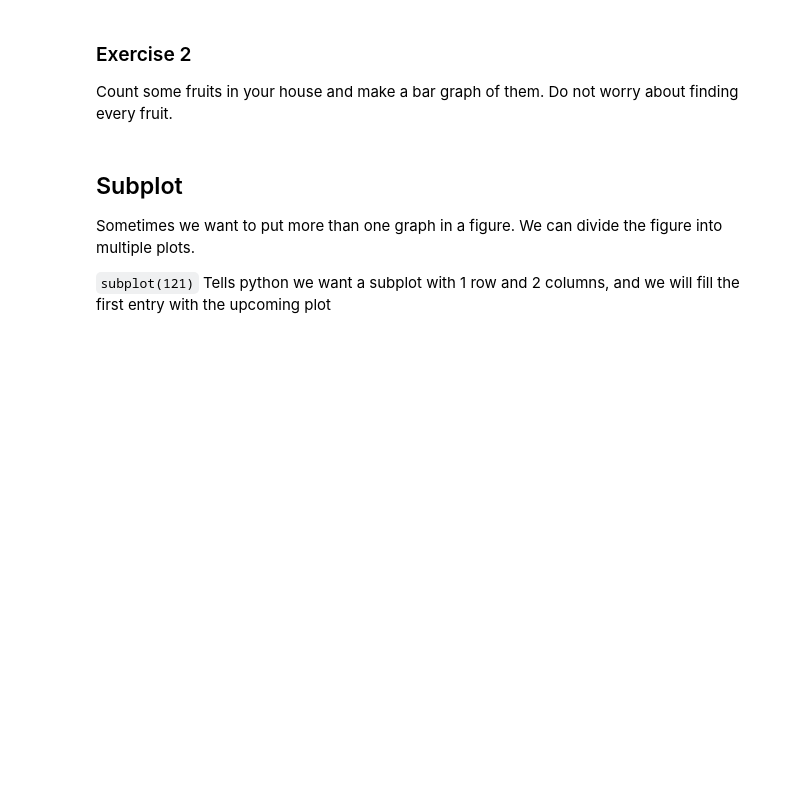
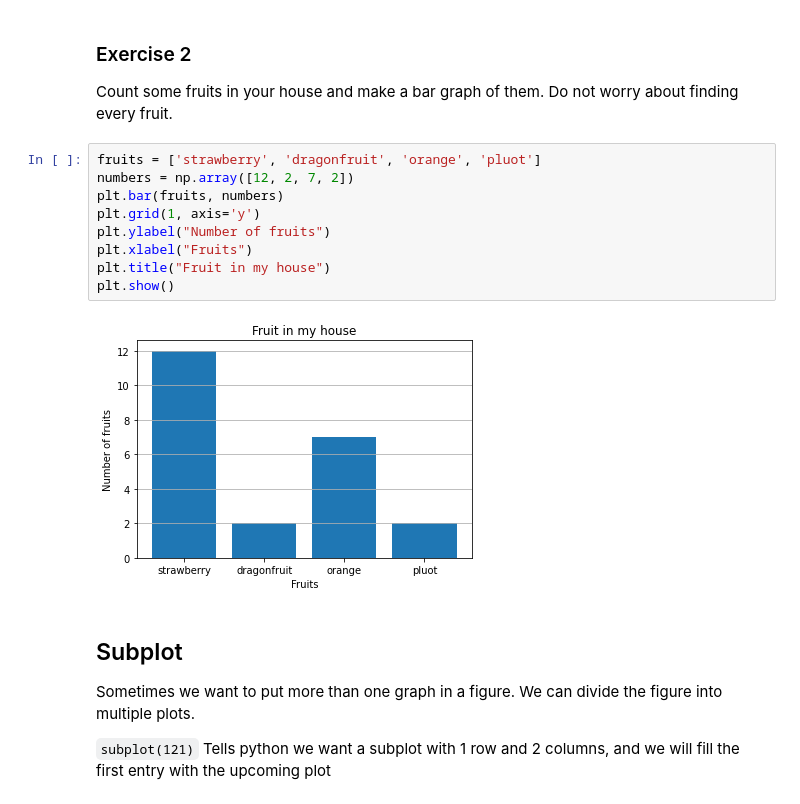
Before and after one commit to viksri98/Summer21, a Jupyter notebook: Matplotlib/matplotlib.ipynb, the cells around one changed output. Cells and saved outputs as stored; diff of their text form; blank space fills up the shorter version.

```diff
--- a/Matplotlib/matplotlib.ipynb
+++ b/Matplotlib/matplotlib.ipynb
@@ -170,6 +175,17 @@ plt.show()
 # %% [markdown]
 ### Exercise 2
 Count some fruits in your house and make a bar graph of them. Do not worry about finding every fruit.
+# %%
+fruits = ['strawberry', 'dragonfruit', 'orange', 'pluot']
+numbers = np.array([12, 2, 7, 2])
+plt.bar(fruits, numbers)
+plt.grid(1, axis='y')
+plt.ylabel("Number of fruits")
+plt.xlabel("Fruits")
+plt.title("Fruit in my house")
+plt.show()
+# %% [output]
+[figure, added]
 # %% [markdown]
 ## Subplot
 Sometimes we want to put more than one graph in a figure. We can divide the figure into multiple plots.
```
Also changed, not shown: parts of 4 cells of this notebook, 2 other files.
